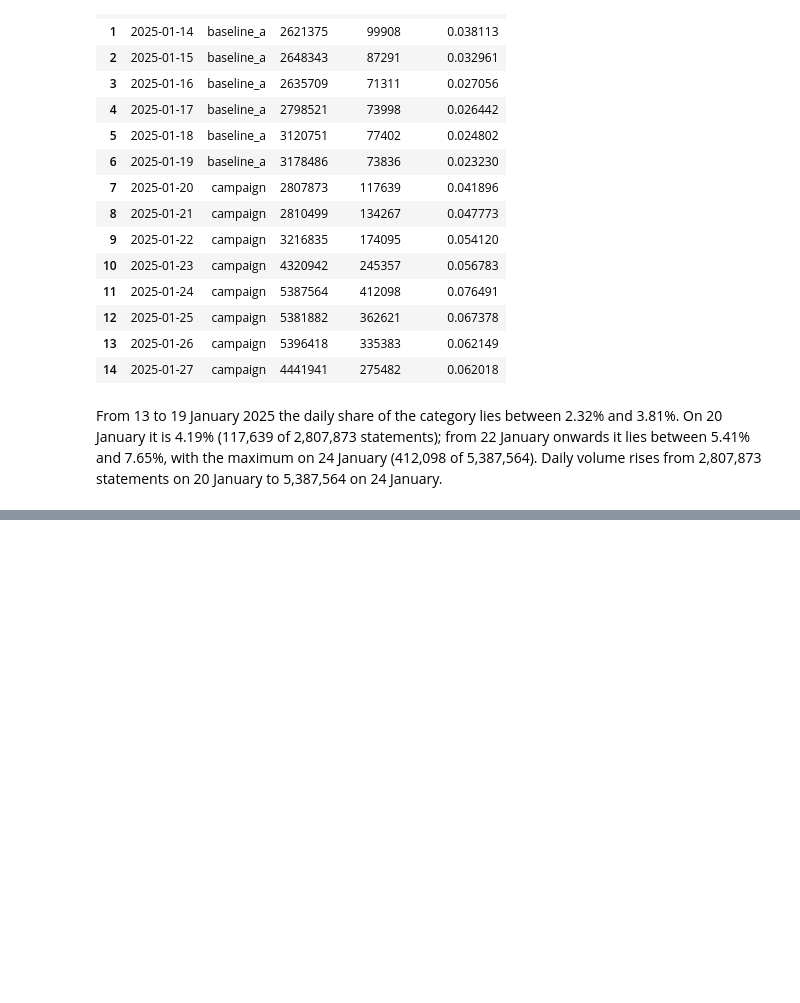
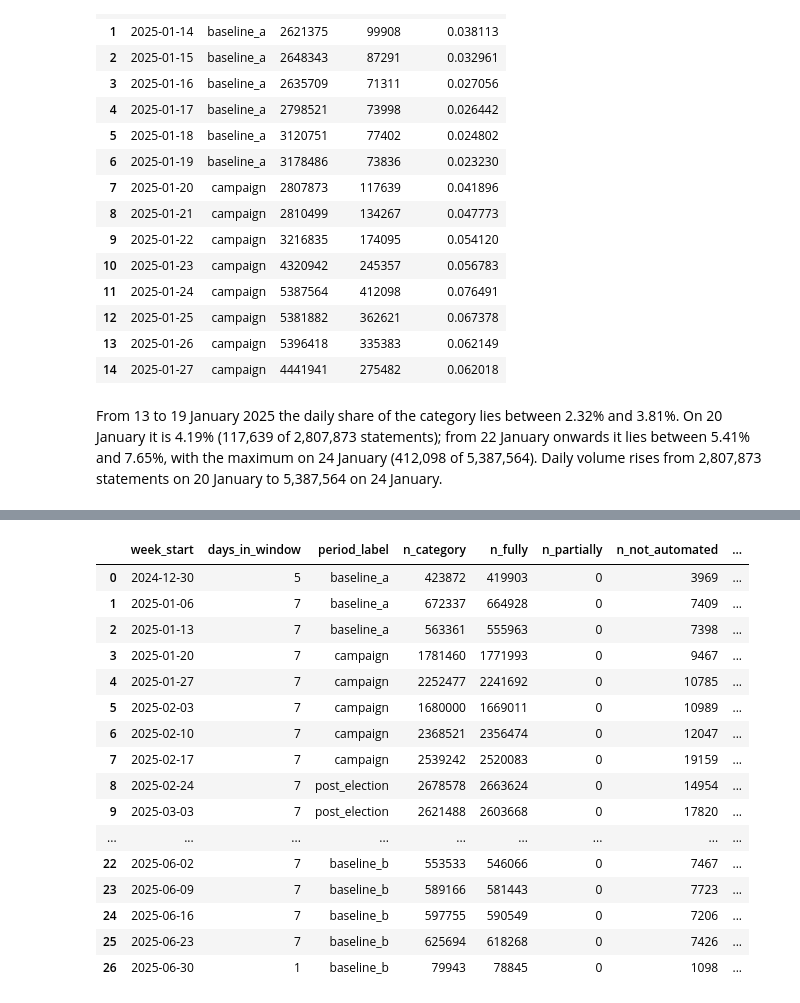
Before and after one commit to zamo-13/Abschlussarbeit, a Jupyter notebook: 03_gold.ipynb, the cells around one changed output, grey strips where cells are left out. Drawn from its saved outputs; the diff is of its cells as text; code cells hidden in the pictures; blank space fills up the shorter version.

```diff
--- a/03_gold.ipynb
+++ b/03_gold.ipynb
@@ -1226,0 +1269,22 @@ From 13 to 19 January 2025 the daily share of the category lies between 2.32% an
+# %%
+WINDOWS_15A = [("main", "campaign_independent", ["baseline_a", "campaign"], "2025-01-01", "2025-02-23"),
+               ("main", "baseline_b", ["baseline_b"], "2025-05-01", "2025-06-30")]
+WINDOWS_15A += [("exploratory", p, [p], a, b) for p, a, b in PERIODS]
+t15a = pd.DataFrame([{"comparison": comp, "period": name, "start": a, "end": b,
+                      **category_automation(ca[ca.period.isin(parts)])}
+                     for comp, name, parts, a, b in WINDOWS_15A])
+ref_b = t15a.loc[(t15a.comparison == "main") & (t15a.period == "baseline_b"), "share_fully"].iloc[0]
+ref_a = t15a.loc[t15a.period == "baseline_a", "share_fully"].iloc[0]
+t15a["pp_diff_fully_to_baseline_b"] = ((t15a.share_fully - ref_b) * 100).round(3)
+t15a["ratio_fully_to_baseline_b"] = (t15a.share_fully / ref_b).round(4)
+explo = t15a.comparison == "exploratory"
+t15a.loc[explo, "pp_diff_fully_to_baseline_a"] = ((t15a.share_fully[explo] - ref_a) * 100).round(3)
+t15a.loc[explo, "ratio_fully_to_baseline_a"] = (t15a.share_fully[explo] / ref_a).round(4)
+for col in ["share_fully", "share_partially", "share_not_automated", "share_fully_tiktok"]:
+    t15a[col] = t15a[col].round(6)
+t15a = t15a[["comparison", "period", "start", "end", "n_category", "n_fully", "n_partially", "n_not_automated",
+             "share_fully", "share_partially", "share_not_automated",
+             "pp_diff_fully_to_baseline_b", "ratio_fully_to_baseline_b",
+             "pp_diff_fully_to_baseline_a", "ratio_fully_to_baseline_a",
+             "n_total_tiktok", "n_fully_tiktok", "share_fully_tiktok"]]
+freeze(t15a, "t15a_category_automation_by_period")
@@ -1226,0 +1307,33 @@ From 13 to 19 January 2025 the daily share of the category lies between 2.32% an
+# %%
+period_names = [p for p, _, _ in PERIODS]
+
+
+def week_label(periods):
+    p = sorted(set(periods), key=period_names.index)
+    return p[0] if len(p) == 1 else "mixed: " + "/".join(p)
+
+
+t15b = pd.DataFrame([{"week_start": wk, "days_in_window": g.app_day.nunique(), "period_label": week_label(g.period),
+                      **category_automation(g)}
+                     for wk, g in ca.groupby("week_start")])
+for col in ["share_fully", "share_partially", "share_not_automated", "share_fully_tiktok"]:
+    t15b[col] = t15b[col].round(6)
+freeze(t15b, "t15b_category_automation_weekly")
+# %% [output]
+|  | week_start | days_in_window | period_label | n_category | n_fully | n_partially | n_not_automated | ... |
+| 0 | 2024-12-30 | 5 | baseline_a | 423872 | 419903 | 0 | 3969 | ... |
+| 1 | 2025-01-06 | 7 | baseline_a | 672337 | 664928 | 0 | 7409 | ... |
+| 2 | 2025-01-13 | 7 | baseline_a | 563361 | 555963 | 0 | 7398 | ... |
+| 3 | 2025-01-20 | 7 | campaign | 1781460 | 1771993 | 0 | 9467 | ... |
+| 4 | 2025-01-27 | 7 | campaign | 2252477 | 2241692 | 0 | 10785 | ... |
+| 5 | 2025-02-03 | 7 | campaign | 1680000 | 1669011 | 0 | 10989 | ... |
+| 6 | 2025-02-10 | 7 | campaign | 2368521 | 2356474 | 0 | 12047 | ... |
+| 7 | 2025-02-17 | 7 | campaign | 2539242 | 2520083 | 0 | 19159 | ... |
+| 8 | 2025-02-24 | 7 | post_election | 2678578 | 2663624 | 0 | 14954 | ... |
+| 9 | 2025-03-03 | 7 | post_election | 2621488 | 2603668 | 0 | 17820 | ... |
+| ... | ... | ... | ... | ... | ... | ... | ... | ... |
+| 22 | 2025-06-02 | 7 | baseline_b | 553533 | 546066 | 0 | 7467 | ... |
+| 23 | 2025-06-09 | 7 | baseline_b | 589166 | 581443 | 0 | 7723 | ... |
+| 24 | 2025-06-16 | 7 | baseline_b | 597755 | 590549 | 0 | 7206 | ... |
+| 25 | 2025-06-23 | 7 | baseline_b | 625694 | 618268 | 0 | 7426 | ... |
+| 26 | 2025-06-30 | 1 | baseline_b | 79943 | 78845 | 0 | 1098 | ... |
```
Also changed, not shown: parts of 6 cells of this notebook, 10 other files.
